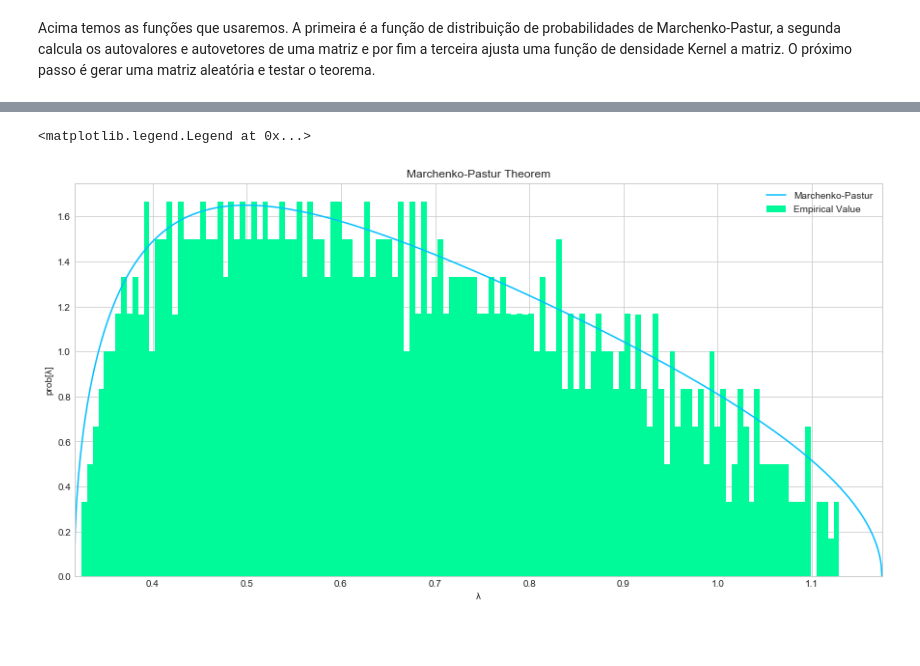
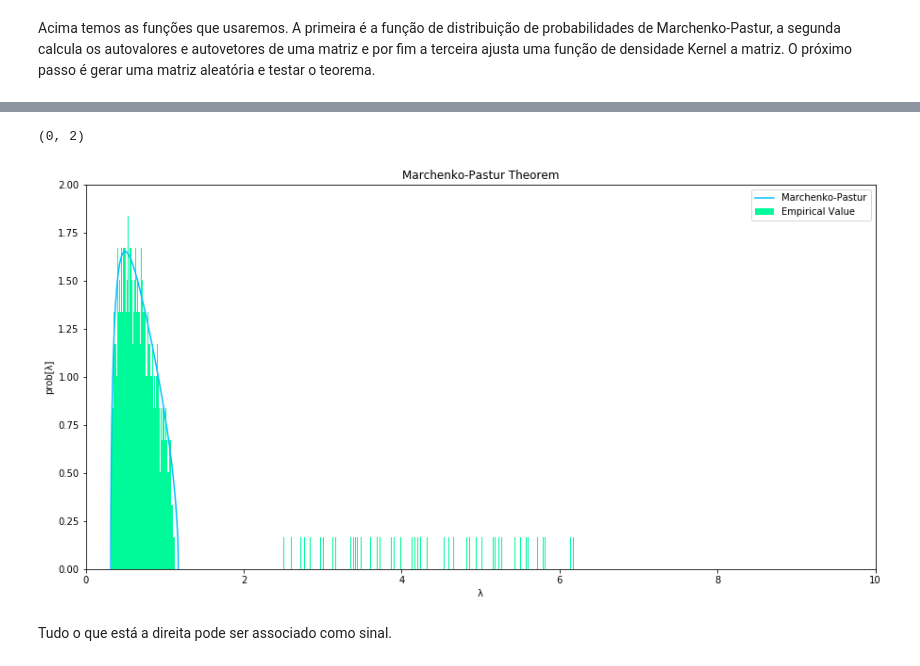
Before and after one commit to victorhugow/ml_asset_managers, a Jupyter notebook: codes/ch2.ipynb, the cells around one changed output, grey strips where cells are left out. Cells and saved outputs as stored; diff of their text form; code cells hidden in the pictures; blank space fills up the shorter version.

```diff
--- a/codes/ch2.ipynb
+++ b/codes/ch2.ipynb
@@ -259,11 +200,11 @@ cov = alpha * cov + (1 - alpha) * getRndCov(nCols, nFact) # noise + signal
 # Converting Covariancce to Correlation
 corr0 = cov2corr(cov)
 # Getting Eigenvalues and Eigenvectors
-eVal0, eVec0 = getPCA(corr0)
+eigenv_with_signal, eVec0 = getPCA(corr0)
 # %%
 # Getting Max Eigenvalues and calculating variance attributed to noise
-eMax0, var0 = findMaxEval(np.diag(eVal0), q, bWidth=0.01)
-nFacts0 = eVal0.shape[0] - np.diag(eVal0)[::-1].searchsorted(eMax0)
+eMax0, var0 = findMaxEval(np.diag(eigenv_with_signal), q, bWidth=0.01)
+nFacts0 = eigenv_with_signal.shape[0] - np.diag(eigenv_with_signal)[::-1].searchsorted(eMax0)
 # %%
 # Getting PDFs and plotting it
 pdf0 = mpPDF(var0, q=10, pts=1000)
@@ -271,10 +212,14 @@ pdf1 = fitKDE(np.diag(eVal0), bWidth=0.01)  # Empirical PDF
 # %%
 # Plotting PDFs
 ax = pdf0.plot(title="Marchenko-Pastur Theorem", label="Marchenko-Pastur", color="deepskyblue", figsize=(15,7.5))
-ax.hist(pd.Series(np.diag(eVal0)), density="norm", bins=1000, label="Empirical Value", color="mediumspringgreen")
+ax.hist(pd.Series(np.diag(eigenv_with_signal)), density="norm", bins=1000, label="Empirical Value", color="mediumspringgreen")
 ax.set(xlabel="λ", ylabel="prob[λ]")
 ax.legend(loc="upper right")
-#Isso aqui ta erradissimo
+# Set the limit for each axis
+plt.xlim(0, 10)
+plt.ylim(0,2)
 # %% [output]
-<matplotlib.legend.Legend at 0x...>
+(0, 2)
-[figure, old version]
+[figure, new version]
+# %% [markdown]
+Tudo o que está a direita pode ser associado como sinal.
```
Also changed, not shown: parts of 10 cells of this notebook.
